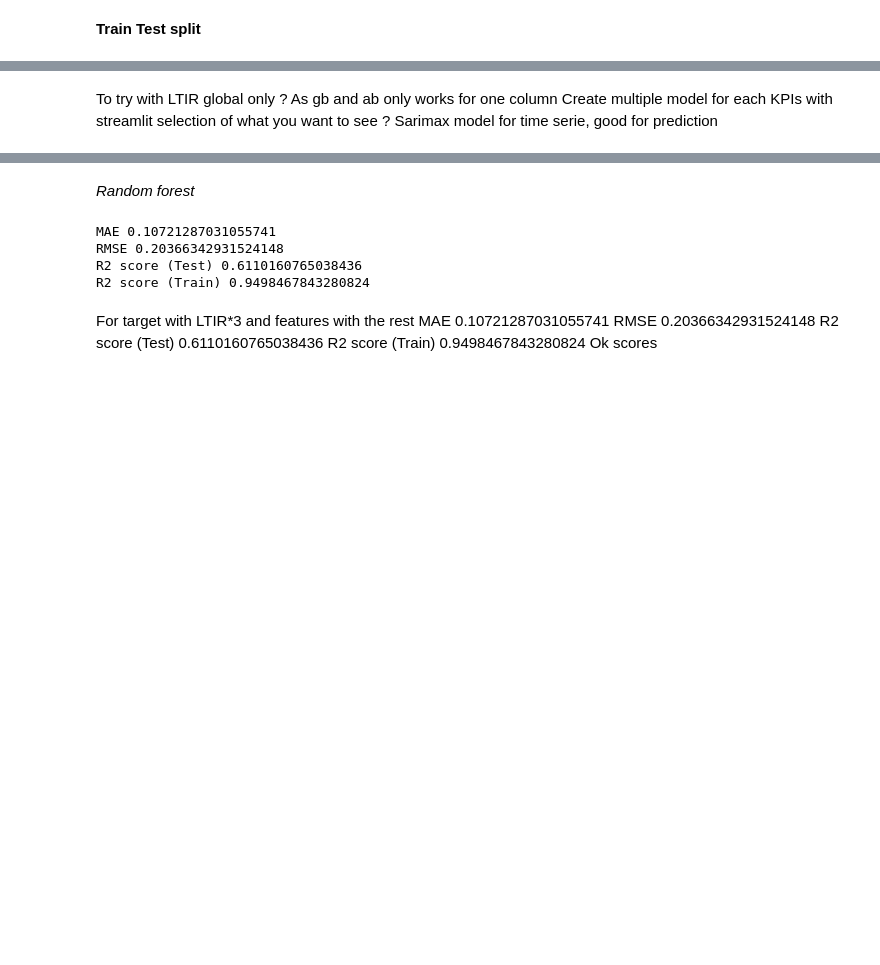
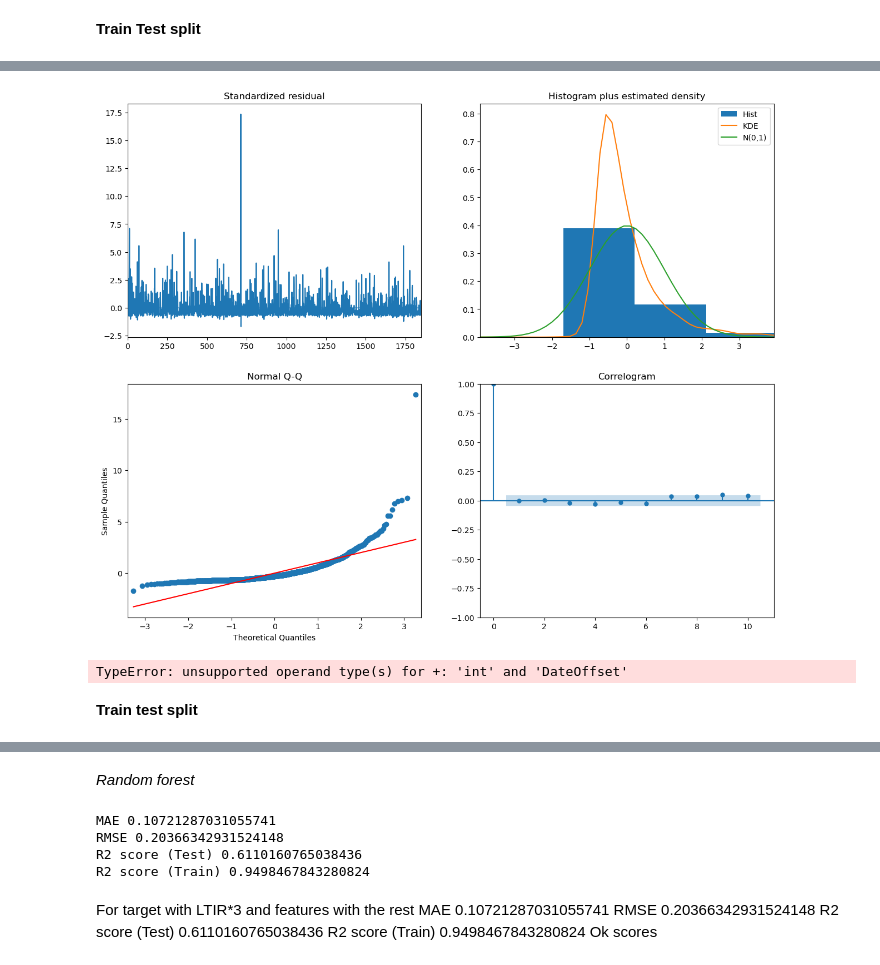
Before and after one commit to TheLazyCactus/ML_Project, a Jupyter notebook: ML_project.ipynb, the cells around one changed output, grey strips where cells are left out. Saved outputs shown, nothing was run; the diff lists cells and outputs as text; code cells hidden in the pictures; blank space fills up the shorter version.

```diff
--- a/ML_project.ipynb
+++ b/ML_project.ipynb
@@ -27,5 +43,5 @@ df.shape
 # %%
-cols = ["FAR total", "TRIR total", "TRIR company only","TRIR contractor only", "LTIR total", "LTIR company only", "LTIR contractor only" ]  # List of columns to convert
+cols = ["TRIR", "LTIR" ]  # List of columns to convert
 df[cols] = df[cols].replace(',', '.', regex=True).astype(float)
 
 df[cols] = df[cols].astype(float)
@@ -80,4 +84,5 @@ Index(['Year', 'Company code', 'FAR total', 'TRIR total', 'TRIR company only',
 # %% [markdown]
 **Dummmies time**
 # %%
-df = pd.get_dummies(df, columns=["Company code"])
+df = pd.get_dummies(df, columns=["Company code", "Function"])
+#get dummy for activity
@@ -88,11 +89,2 @@ To do: Check how lag works and how to work with time serie
-# %%
-for col in ["FAR total", "TRIR total", "TRIR company only","TRIR contractor only", "LTIR total", "LTIR company only", "LTIR contractor only" ] :
-    df[f"{col}_lag1"] = df[col].shift(1)  # Value from the previous year
-    df[f"{col}_lag2"] = df[col].shift(2)  # Value from two years ago
-
-
-for col in ["FAR total", "TRIR total", "TRIR company only","TRIR contractor only", "LTIR total", "LTIR company only", "LTIR contractor only" ]:
-    df[f"{col}_rolling_mean"] = df[col].rolling(window=3).mean()
-df.dropna(inplace=True)  # Drop NaN values created by shifting
 # %% [markdown]
 **Train Test split**
@@ -98,0 +117,18 @@ df.dropna(inplace=True)  # Drop NaN values created by shifting
+# %%
+# standard ARIMA model
+import pmdarima as pm
+import matplotlib.pyplot as plt
+ARIMA_model = pm.auto_arima(df["TRIR"],
+                           start_p=1,
+                           start_q=1,
+                           test="adf",
+                           max_p=3, max_q=3,
+                           m=1, # frequency of the series if m==1 seasonal is set to FALSE automatically
+                           d=None, # parameter that the algo will look for
+                           seasonal=False, # no seasonality for std arima
+                           trace=False, #logs
+                           error_action="warn",
+                           suppress_warnings=True,
+                           stepwise=True)
+
+print(ARIMA_model.summary())
@@ -98,0 +153,6 @@ df.dropna(inplace=True)  # Drop NaN values created by shifting
+# %%
+# diagnostics
+ARIMA_model.plot_diagnostics(figsize=(15,12))
+plt.show()
+# %% [output]
+[figure, added]
@@ -99,3 +181,9 @@ df.dropna(inplace=True)  # Drop NaN values created by shifting
+# %%
+forecast(ARIMA_model, n_periods=24)
+# %% [output]
+TypeError: unsupported operand type(s) for +: 'int' and 'DateOffset'
+# %% [markdown]
+**Train test split**
 # %%
 # Define features (X) and targets (y)
 X = df.drop(columns=["LTIR total", "LTIR company only", "LTIR contractor only"])  # Features
@@ -104,8 +192,4 @@ y = df[["LTIR total", "LTIR company only", "LTIR contractor only"]]  # Target va
 # Split the dataset (train on past data, test on future data)
 
 X_train, X_test, y_train, y_test = train_test_split(X, y, test_size=0.2, shuffle=False)
-# %% [markdown]
-To try with LTIR global only ? As gb and ab only works for one column
-Create multiple model for each KPIs with streamlit selection of what you want to see ?
-Sarimax model for time serie, good for prediction
 # %% [markdown]
```
Also changed, not shown: parts of 21 cells of this notebook.
